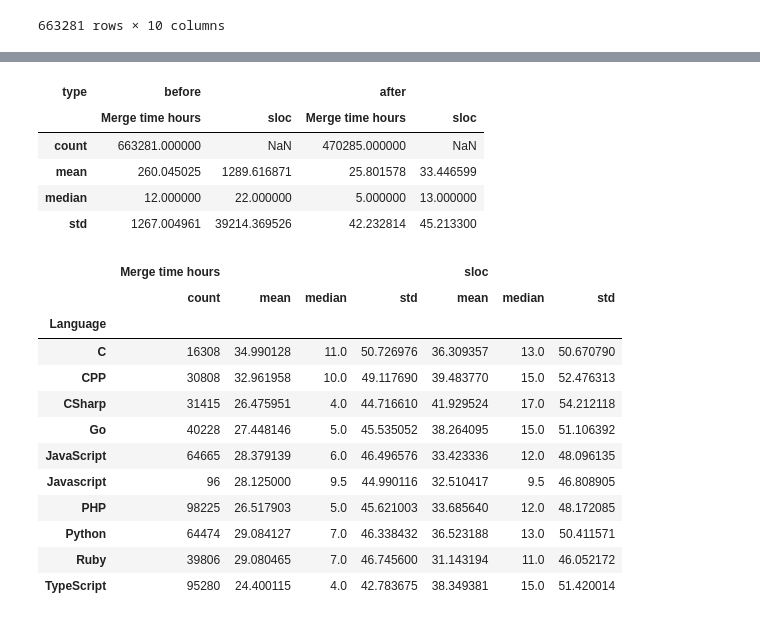
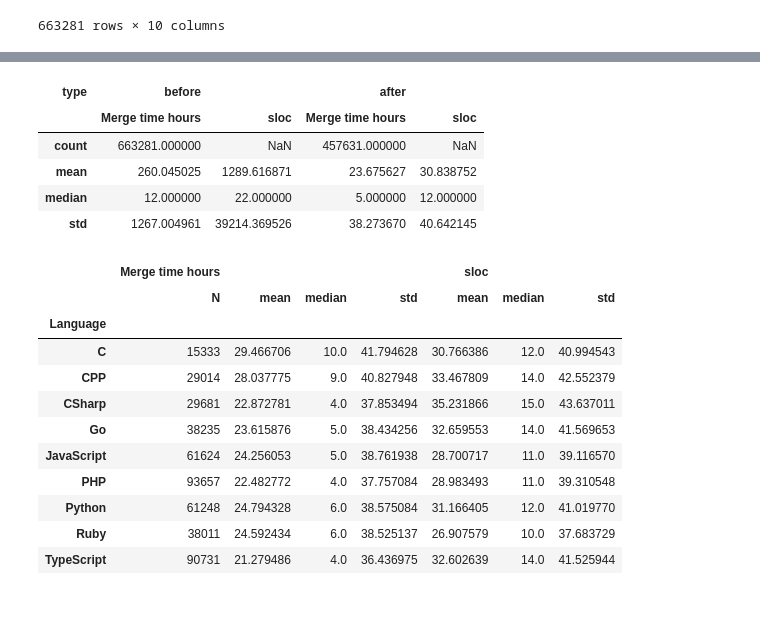
Before and after one commit to GuillaumeClaude/SENG-480B-Final-Project, a Jupyter notebook: Code/analysis.ipynb, the cells around one changed output, grey strips where cells are left out. Saved outputs shown, nothing was run; the diff lists cells and outputs as text; code cells hidden in the pictures.

```diff
--- a/Code/analysis.ipynb
+++ b/Code/analysis.ipynb
@@ -27,6 +27,7 @@ from scipy.stats import spearmanr
 
 df = pd.read_csv("/Users/admin/Desktop/SENG-480B-Final-Project-1/Input files/full.csv", sep=",")
 df["sloc"]=df['Insertions']+df['Deletions']
+df.drop(df.loc[df['Language']=='Javascript'].index, inplace=True)
 df.head()
 # %% [output]
 |  | Language | Project | PR ID | Created At | Merged At | Merge time minutes | Files changed | Insertions | ... |
@@ -54,7 +55,7 @@ display(df)
 # %%
 # Using turkey outlier to drop outliers in the data. This is the same method as the original study for continuity
 
-def turkey_outlier(df, column, whisker_width=1.15):
+def turkey_outlier(df, column, whisker_width=1):
     # Calculate Q1, Q2 and IQR
     q1 = df[column].quantile(0.25)
     q3 = df[column].quantile(0.75)
@@ -67,8 +68,8 @@ def turkey_outlier(df, column, whisker_width=1.15):
 table3=df.copy()
 display(df)
 display(df.describe())
-df = turkey_outlier(df, 'Merge time minutes', whisker_width=1.5)
-df = turkey_outlier(df, 'sloc', whisker_width=1.5)
+df = turkey_outlier(df, 'Merge time minutes', whisker_width=1)
+df = turkey_outlier(df, 'sloc', whisker_width=1)
 display(df)
 df.describe()
 # %% [output]
@@ -124,15 +125,14 @@ df.describe()
 #before filtering dataset
 day=table3["Merge time minutes"]/60
 day=pd.to_numeric(day, downcast='integer').apply(np.ceil)
-pull=pd.DataFrame()
 pull= table3.copy()
 pull["Merge time minutes"]=day
 pull=pull.drop(columns=["PR ID", "Files changed","Insertions","Deletions"])
 before=pull.agg({ 'Merge time minutes': ['count','mean','median', 'std'], 'sloc': ['mean','median', 'std']}).rename(columns={"Merge time minutes":"Merge time hours","count":"N"})
 
 #filter outliers
-table3 = turkey_outlier(table3, 'Merge time minutes', whisker_width=1.25)
-table3 = turkey_outlier(table3, 'sloc', whisker_width=1.25)
+table3 = turkey_outlier(table3, 'Merge time minutes', whisker_width=1)
+table3 = turkey_outlier(table3, 'sloc', whisker_width=1)
 
 #after filtering dataset
 day=df["Merge time minutes"]/60
@@ -152,37 +152,36 @@ display(combine)
 # %% [output]
 | type | before |  | after |  |
 |  | Merge time hours | sloc | Merge time hours | sloc |
-| count | 663281.000000 | NaN | 470285.000000 | NaN |
-| mean | 260.045025 | 1289.616871 | 25.801578 | 33.446599 |
-| median | 12.000000 | 22.000000 | 5.000000 | 13.000000 |
-| std | 1267.004961 | 39214.369526 | 42.232814 | 45.213300 |
+| count | 663281.000000 | NaN | 457631.000000 | NaN |
+| mean | 260.045025 | 1289.616871 | 23.675627 | 30.838752 |
+| median | 12.000000 | 22.000000 | 5.000000 | 12.000000 |
+| std | 1267.004961 | 39214.369526 | 38.273670 | 40.642145 |
 # %%
 # Table 4 Time-to-merge (hours) and SLOC per pull request
 # N = total number, M = mean, Mdn = median, SD = standard deviation.
 
 
 day=df["Merge time minutes"]/60
 day=pd.to_numeric(day, downcast='integer').apply(np.ceil)
 pull=pd.DataFrame()
 pull= df.copy()
 pull["Merge time minutes"]=day
 pull=pull.drop(columns=["PR ID", "Files changed","Insertions","Deletions"])
-pull=pull.groupby(["Language"]).agg({ 'Merge time minutes': ['count','mean','median', 'std'], 'sloc': ['mean','median', 'std']}).rename(columns={"Merge time minutes":"Merge time hours","count":"count"})
+pull=pull.groupby(["Language"]).agg({ 'Merge time minutes': ['count','mean','median', 'std'], 'sloc': ['mean','median', 'std']}).rename(columns={"Merge time minutes":"Merge time hours","count":"N"})
 display(pull)
 # %% [output]
 |  | Merge time hours |  |  |  | sloc |  |  |
-|  | count | mean | median | std | mean | median | std |
+|  | N | mean | median | std | mean | median | std |
 | Language |  |  |  |  |  |  |  |
-| C | 16308 | 34.990128 | 11.0 | 50.726976 | 36.309357 | 13.0 | 50.670790 |
-| CPP | 30808 | 32.961958 | 10.0 | 49.117690 | 39.483770 | 15.0 | 52.476313 |
-| CSharp | 31415 | 26.475951 | 4.0 | 44.716610 | 41.929524 | 17.0 | 54.212118 |
-| Go | 40228 | 27.448146 | 5.0 | 45.535052 | 38.264095 | 15.0 | 51.106392 |
-| JavaScript | 64665 | 28.379139 | 6.0 | 46.496576 | 33.423336 | 12.0 | 48.096135 |
-| Javascript | 96 | 28.125000 | 9.5 | 44.990116 | 32.510417 | 9.5 | 46.808905 |
-| PHP | 98225 | 26.517903 | 5.0 | 45.621003 | 33.685640 | 12.0 | 48.172085 |
-| Python | 64474 | 29.084127 | 7.0 | 46.338432 | 36.523188 | 13.0 | 50.411571 |
-| Ruby | 39806 | 29.080465 | 7.0 | 46.745600 | 31.143194 | 11.0 | 46.052172 |
-| TypeScript | 95280 | 24.400115 | 4.0 | 42.783675 | 38.349381 | 15.0 | 51.420014 |
+| C | 15333 | 29.466706 | 10.0 | 41.794628 | 30.766386 | 12.0 | 40.994543 |
+| CPP | 29014 | 28.037775 | 9.0 | 40.827948 | 33.467809 | 14.0 | 42.552379 |
+| CSharp | 29681 | 22.872781 | 4.0 | 37.853494 | 35.231866 | 15.0 | 43.637011 |
+| Go | 38235 | 23.615876 | 5.0 | 38.434256 | 32.659553 | 14.0 | 41.569653 |
+| JavaScript | 61624 | 24.256053 | 5.0 | 38.761938 | 28.700717 | 11.0 | 39.116570 |
+| PHP | 93657 | 22.482772 | 4.0 | 37.757084 | 28.983493 | 11.0 | 39.310548 |
+| Python | 61248 | 24.794328 | 6.0 | 38.575084 | 31.166405 | 12.0 | 41.019770 |
+| Ruby | 38011 | 24.592434 | 6.0 | 38.525137 | 26.907579 | 10.0 | 37.683729 |
+| TypeScript | 90731 | 21.279486 | 4.0 | 36.436975 | 32.602639 | 14.0 | 41.525944 |
 # %%
 # Table 5: Spearman correlation coefficient 𝑟𝑠 (𝑝 < .001) between time-to-merge (hours) and total SLOC. N = total number.
 
```
Also changed, not shown: parts of 6 cells of this notebook.
